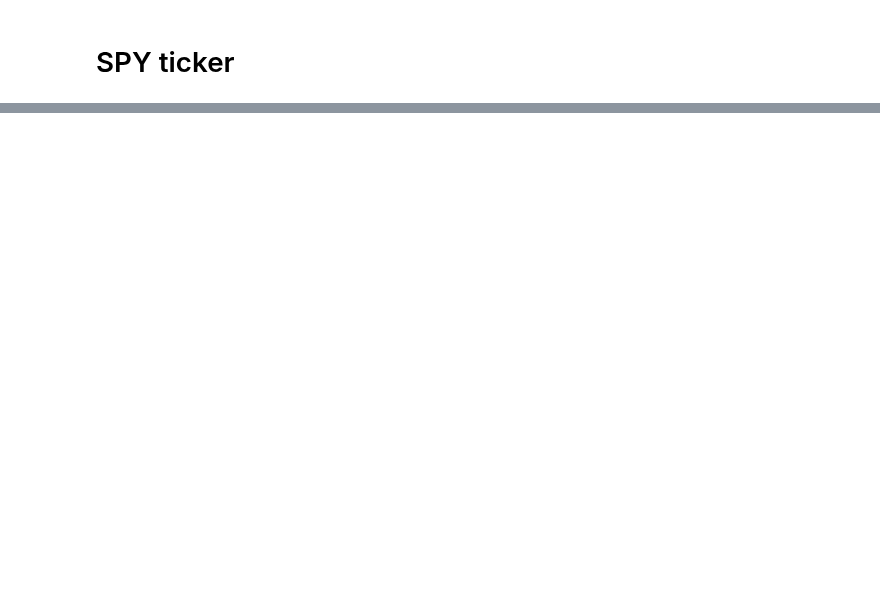
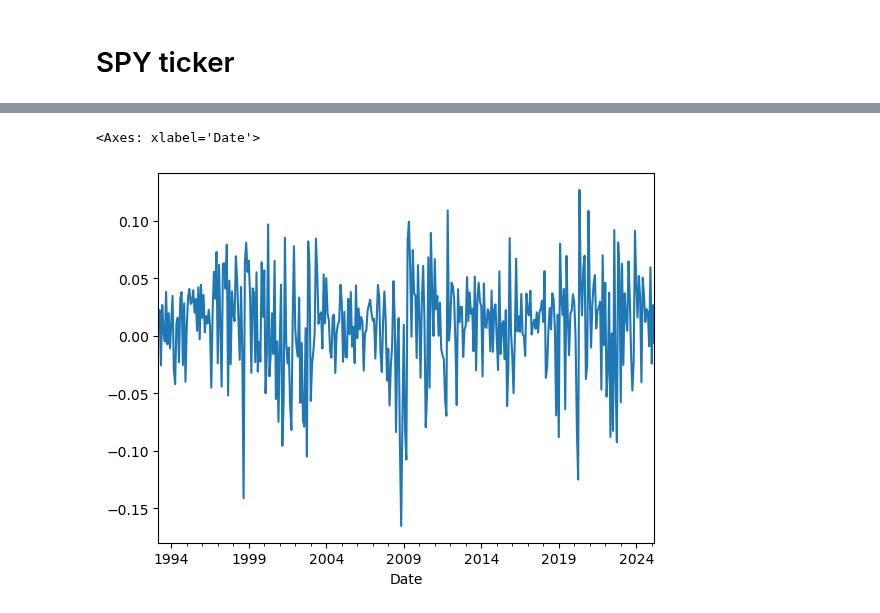
Before and after one commit to gagrawal009/FE5213-Quantitative-Macroeconomics-with-Python, a Jupyter notebook: notebooks/Random_Features_For_Goyal_Welch_Data.ipynb, the cells around one changed output, grey strips where cells are left out. Drawn from its saved outputs; the diff is of its cells as text; code cells hidden in the pictures; blank space fills up the shorter version.

```diff
--- a/notebooks/Random_Features_For_Goyal_Welch_Data.ipynb
+++ b/notebooks/Random_Features_For_Goyal_Welch_Data.ipynb
@@ -798,0 +753,3 @@ SPY_df_signals
+# %%
+macro_assets.replace(np.nan, 0, inplace=True)
+macro_assets
@@ -798,0 +771,5 @@ SPY_df_signals
+# %%
+macro_asset_returns = macro_assets.pct_change().fillna(0)
+macro_asset_returns = macro_asset_returns.drop(macro_asset_returns.index[0])
+
+macro_asset_returns
@@ -798,0 +791,7 @@ SPY_df_signals
+# %%
+macro_asset_monthly_returns = macro_asset_returns.resample('M').apply(lambda x: (x + 1).prod() - 1)
+
+# Add one day to each index
+macro_asset_monthly_returns.index = macro_asset_monthly_returns.index + pd.Timedelta(days=1)
+
+macro_asset_monthly_returns
@@ -798,0 +825,5 @@ SPY_df_signals
+# %%
+macro_asset_monthly_returns['SPY'].plot()
+# %% [output]
+<Axes: xlabel='Date'>
+[figure, added]
```
Also changed, not shown: parts of 18 cells of this notebook, 1 other file.
